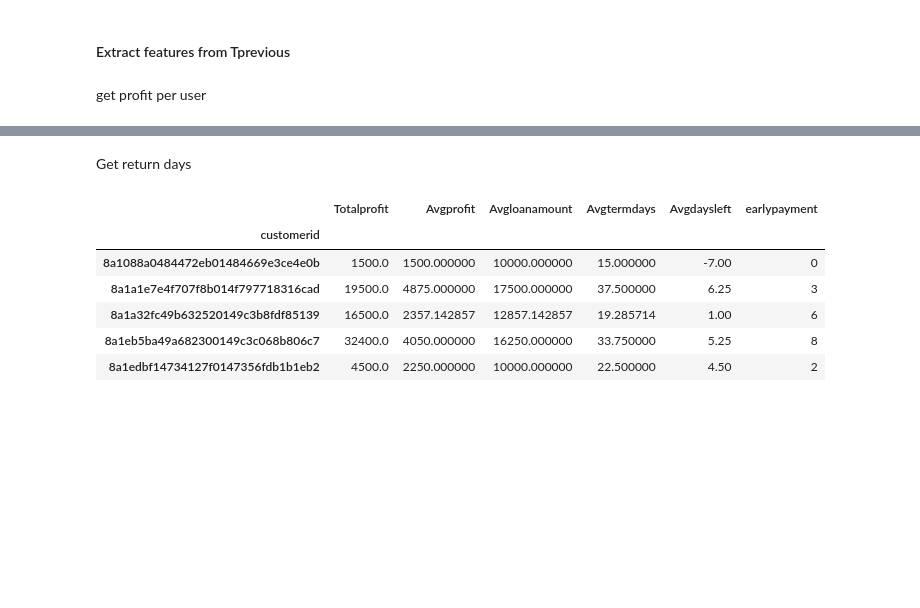
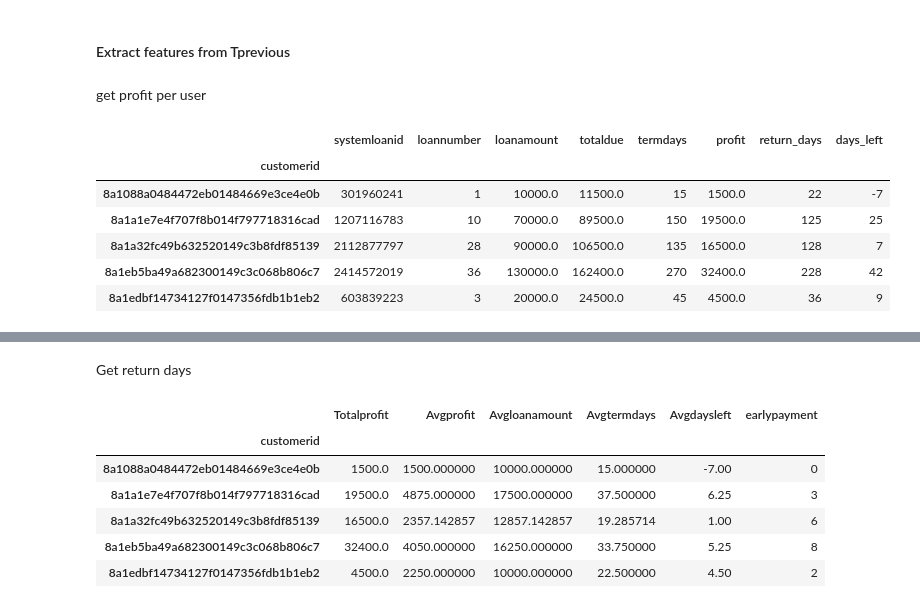
Before and after one commit to dobvinci/GIS-plot-routes, a Jupyter notebook: Data Science Nigeria Challenge .ipynb, the cells around one changed output, grey strips where cells are left out. Saved outputs shown, nothing was run; the diff lists cells and outputs as text; code cells hidden in the pictures; blank space fills up the shorter version.

```diff
--- a/Data Science Nigeria Challenge .ipynb
+++ b/Data Science Nigeria Challenge .ipynb
@@ -97,3 +97,14 @@ Tprevious.closeddate=pd.to_datetime(Tprevious.closeddate)
 get profit per user
 # %%
 Tprevious['profit']=Tprevious['totaldue']-Tprevious['loanamount']
+# %%
+p=Tprevious.groupby(['customerid']).sum()
+p.head()
+# %% [output]
+|  | systemloanid | loannumber | loanamount | totaldue | termdays | profit | return_days | days_left |
+| customerid |  |  |  |  |  |  |  |  |
+| 8a1088a0484472eb01484669e3ce4e0b | 301960241 | 1 | 10000.0 | 11500.0 | 15 | 1500.0 | 22 | -7 |
+| 8a1a1e7e4f707f8b014f797718316cad | 1207116783 | 10 | 70000.0 | 89500.0 | 150 | 19500.0 | 125 | 25 |
+| 8a1a32fc49b632520149c3b8fdf85139 | 2112877797 | 28 | 90000.0 | 106500.0 | 135 | 16500.0 | 128 | 7 |
+| 8a1eb5ba49a682300149c3c068b806c7 | 2414572019 | 36 | 130000.0 | 162400.0 | 270 | 32400.0 | 228 | 42 |
+| 8a1edbf14734127f0147356fdb1b1eb2 | 603839223 | 3 | 20000.0 | 24500.0 | 45 | 4500.0 | 36 | 9 |
```
Also changed, not shown: parts of 16 cells of this notebook.
